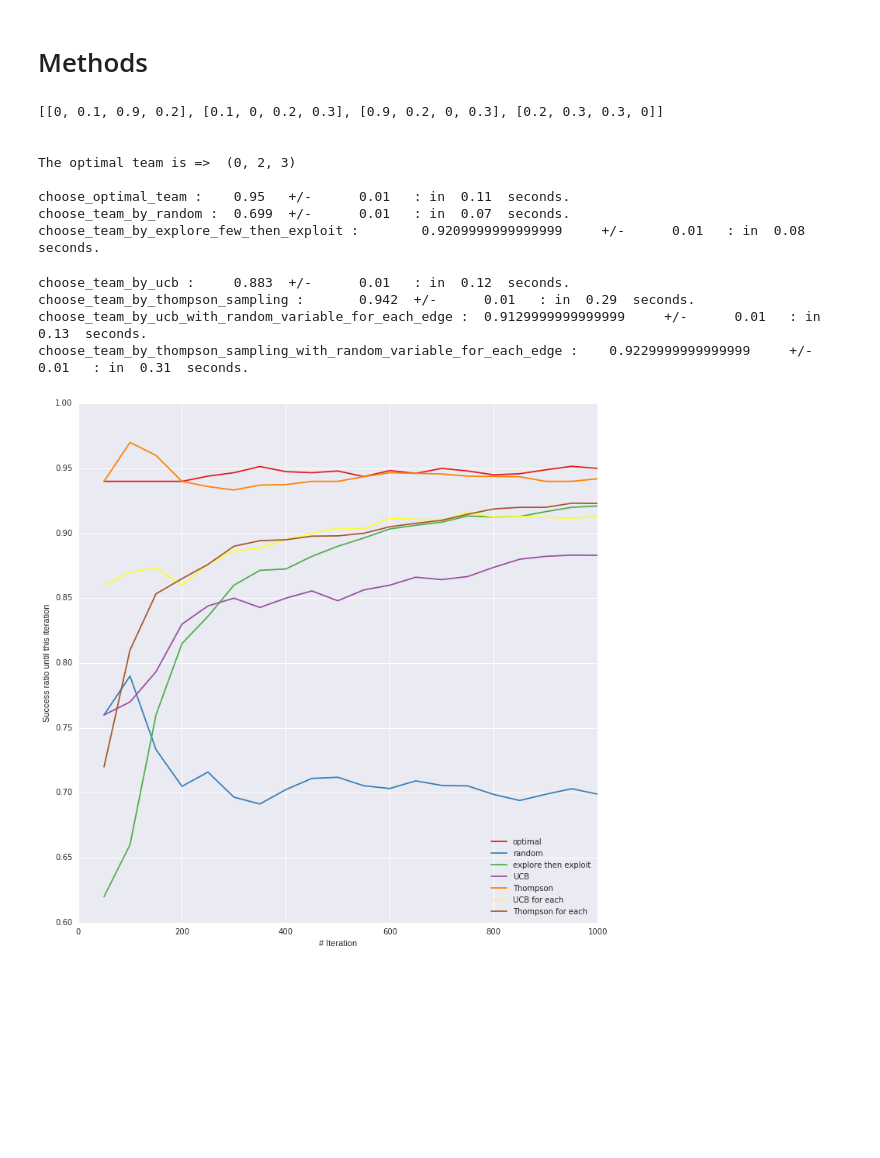
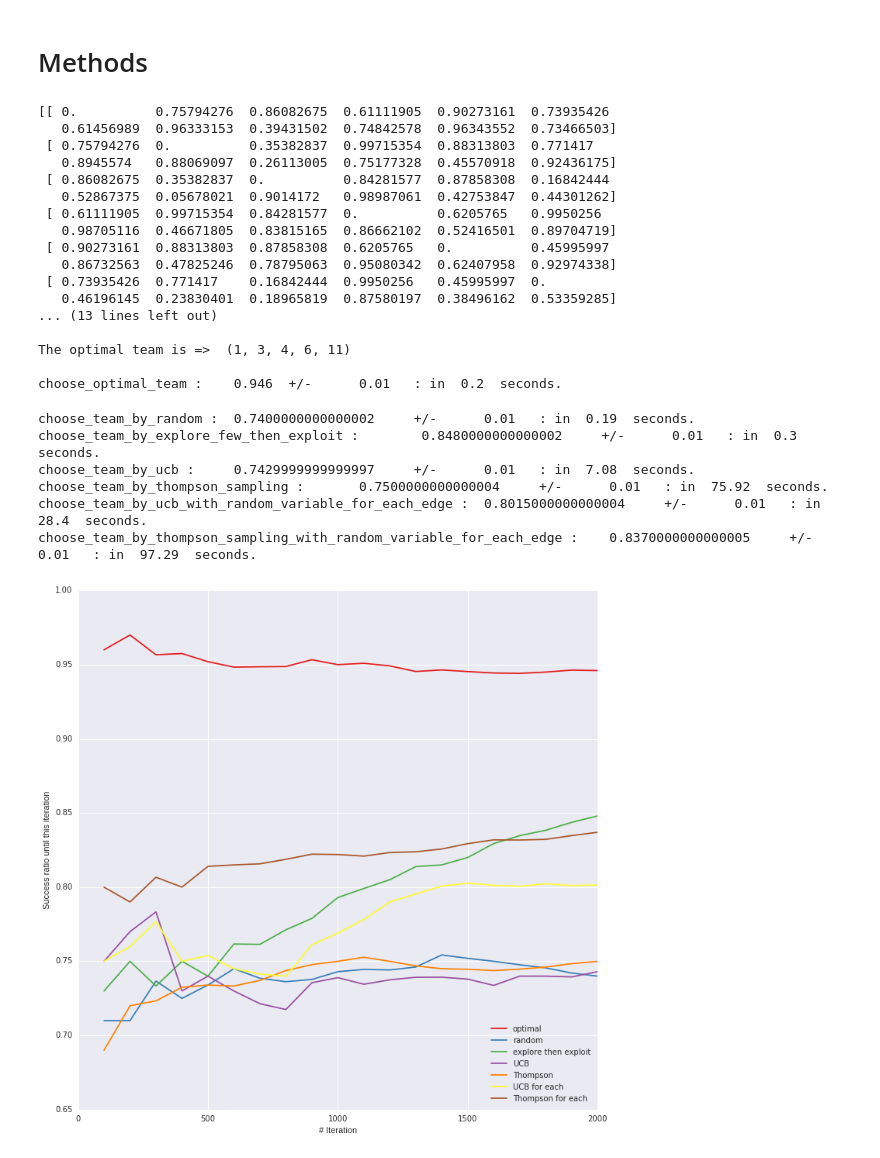
Before and after one commit to omid55/muri, a Jupyter notebook: bandits/team_formation_bandits.ipynb, the cells around one changed output. Saved outputs shown, nothing was run; the diff lists cells and outputs as text; code cells hidden in the pictures; blank space fills up the shorter version.

Commit message:
seems ok for more people

```diff
--- a/bandits/team_formation_bandits.ipynb
+++ b/bandits/team_formation_bandits.ipynb
@@ -25,7 +25,7 @@ class Problem:
     def __init__(self, npeople, team_size):
         self.npeople = npeople
         self.team_size = team_size
-        self.all_possible_teams = list(itt.combinations(range(0, self.npeople), self.team_size))
+        self.all_possiblemap(int, team_str.split(','_teams = list(itt.combinations(range(0, self.npeople), self.team_size))
         self.weights = np.random.rand(npeople, npeople)
         self.weights = np.maximum(self.weights, self.weights.transpose())
         np.fill_diagonal(self.weights, 0)
@@ -226,15 +226,15 @@ def choose_team_by_thompson_sampling_with_random_variable_for_each_edge(problem,
 def main():
 
     # params
-    number_of_people = 4
-    team_size = 3
-    iterations = 1000
+    number_of_people = 12
+    team_size = 5
+    iterations = 2000
 
     sns.set(rc={"figure.figsize": (12, 12)})
     sns.set_palette("Set1", 8)
     probl = Problem(number_of_people, team_size)
     #probl.set_weights([[0,0.75,0.06,0.3,0.5], [0.75,0,0.88,0.46,0.95], [0.06,0.88,0,0.7,0.9], [0.3,0.46,0.7,0,0.02], [0.5,0.95,0.9,0.02,0]])  # comment it out to see diverse problems << CHECK HERE >>
-    probl.set_weights([[0, 0.1, 0.9, 0.2], [0.1, 0, 0.2, 0.3], [0.9, 0.2, 0, 0.3],[0.2, 0.3, 0.3, 0]])
+    #probl.set_weights([[0, 0.1, 0.9, 0.2], [0.1, 0, 0.2, 0.3], [0.9, 0.2, 0, 0.3],[0.2, 0.3, 0.3, 0]])
     print(probl.weights, '\n\n')
 
     points = 20
@@ -242,41 +242,53 @@ def main():
     methods = [choose_optimal_team, choose_team_by_random, choose_team_by_explore_few_then_exploit, choose_team_by_ucb, choose_team_by_thompson_sampling, choose_team_by_ucb_with_random_variable_for_each_edge, choose_team_by_thompson_sampling_with_random_variable_for_each_edge]
     for method in methods:
         start = time.time()
         rewards_mean = 0
         rewards_pow2_mean = 0
         success = np.zeros(points)
         cnt = 0.0
         win = 0.0
         for team, reward in method(probl, iterations):
             rewards_mean = float(rewards_mean * cnt + reward) / (cnt + 1)
             rewards_pow2_mean = float(rewards_pow2_mean * cnt + reward*reward) / (cnt + 1)
             if reward:
                 win += 1.0
             cnt += 1.0
             if not cnt % (iterations/points):
                 success[(cnt / (iterations/points))-1] = win / cnt
 
         sns.plt.plot(po, success)
         stand_err_r = round(math.sqrt(rewards_pow2_mean - rewards_mean*rewards_mean)/math.sqrt(iterations),2)
         print(method.__name__, ':\t', rewards_mean, '\t+/-\t', stand_err_r, '\t: in ', round(time.time() - start,2), ' seconds.')
 
     sns.axlabel('# Iteration', 'Success ratio until this iteration')
     sns.plt.legend(['optimal', 'random', 'explore then exploit', 'UCB', 'Thompson', 'UCB for each', 'Thompson for each'], loc='best')
     sns.plt.show()
 
+
 # running the code
 main()
 # %% [output]
-[[0, 0.1, 0.9, 0.2], [0.1, 0, 0.2, 0.3], [0.9, 0.2, 0, 0.3], [0.2, 0.3, 0.3, 0]]
+[[ 0.          0.75794276  0.86082675  0.61111905  0.90273161  0.73935426
+   0.61456989  0.96333153  0.39431502  0.74842578  0.96343552  0.73466503]
+ [ 0.75794276  0.          0.35382837  0.99715354  0.88313803  0.771417
+   0.8945574   0.88069097  0.26113005  0.75177328  0.45570918  0.92436175]
+ [ 0.86082675  0.35382837  0.          0.84281577  0.87858308  0.16842444
+   0.52867375  0.05678021  0.9014172   0.98987061  0.42753847  0.44301262]
+ [ 0.61111905  0.99715354  0.84281577  0.          0.6205765   0.9950256
+   0.98705116  0.46671805  0.83815165  0.86662102  0.52416501  0.89704719]
+ [ 0.90273161  0.88313803  0.87858308  0.6205765   0.          0.45995997
+   0.86732563  0.47825246  0.78795063  0.95080342  0.62407958  0.92974338]
+ [ 0.73935426  0.771417    0.16842444  0.9950256   0.45995997  0.
+   0.46196145  0.23830401  0.18965819  0.87580197  0.38496162  0.53359285]
+... (13 lines left out)
 
+The optimal team is =>  (1, 3, 4, 6, 11)
 
-The optimal team is =>  (0, 2, 3)
-
-choose_optimal_team :    0.95   +/-      0.01   : in  0.11  seconds.
-choose_team_by_random :  0.699  +/-      0.01   : in  0.07  seconds.
-choose_team_by_explore_few_then_exploit :        0.9209999999999999     +/-      0.01   : in  0.08  seconds.
+choose_optimal_team :    0.946  +/-      0.01   : in  0.2  seconds.
-choose_team_by_ucb :     0.883  +/-      0.01   : in  0.12  seconds.
-choose_team_by_thompson_sampling :       0.942  +/-      0.01   : in  0.29  seconds.
-choose_team_by_ucb_with_random_variable_for_each_edge :  0.9129999999999999     +/-      0.01   : in  0.13  seconds.
-choose_team_by_thompson_sampling_with_random_variable_for_each_edge :    0.9229999999999999     +/-      0.01   : in  0.31  seconds.
+choose_team_by_random :  0.7400000000000002     +/-      0.01   : in  0.19  seconds.
+choose_team_by_explore_few_then_exploit :        0.8480000000000002     +/-      0.01   : in  0.3  seconds.
+choose_team_by_ucb :     0.7429999999999997     +/-      0.01   : in  7.08  seconds.
+choose_team_by_thompson_sampling :       0.7500000000000004     +/-      0.01   : in  75.92  seconds.
+choose_team_by_ucb_with_random_variable_for_each_edge :  0.8015000000000004     +/-      0.01   : in  28.4  seconds.
+choose_team_by_thompson_sampling_with_random_variable_for_each_edge :    0.8370000000000005     +/-      0.01   : in  97.29  seconds.
-[figure, old version]
+[figure, new version]
```
Also changed, not shown: 1 other file.
